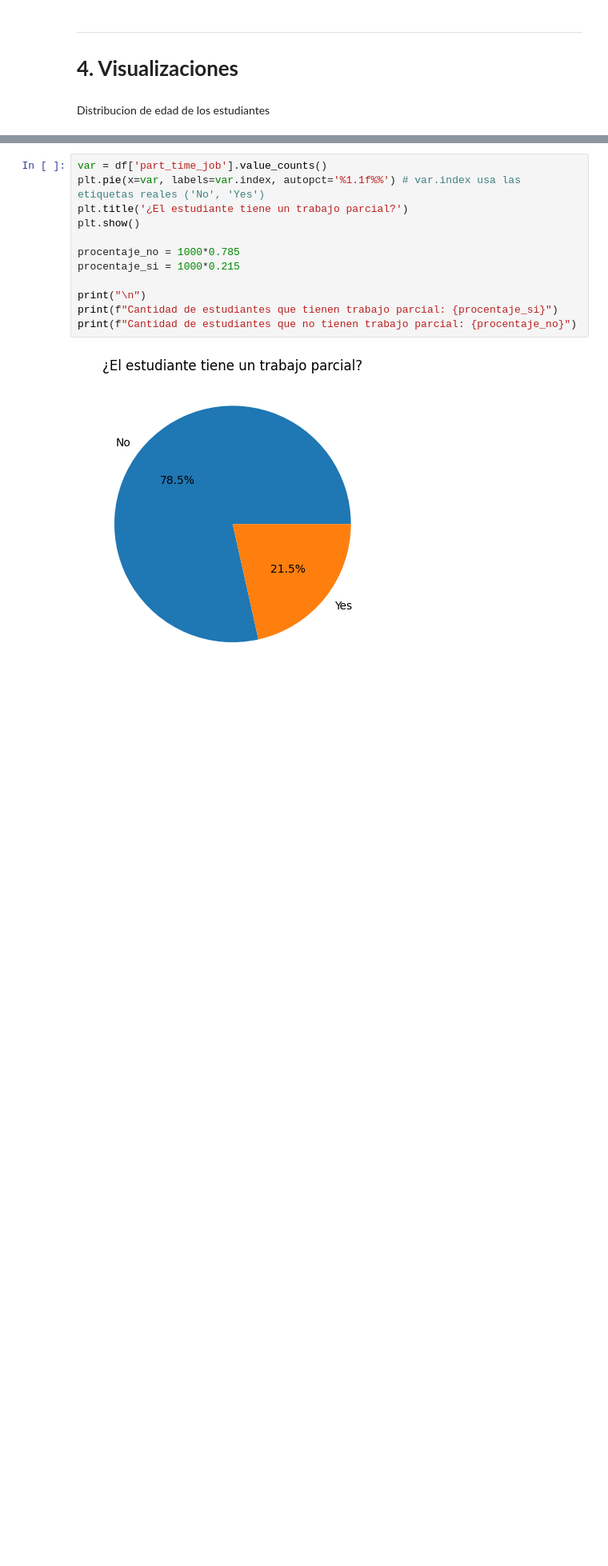
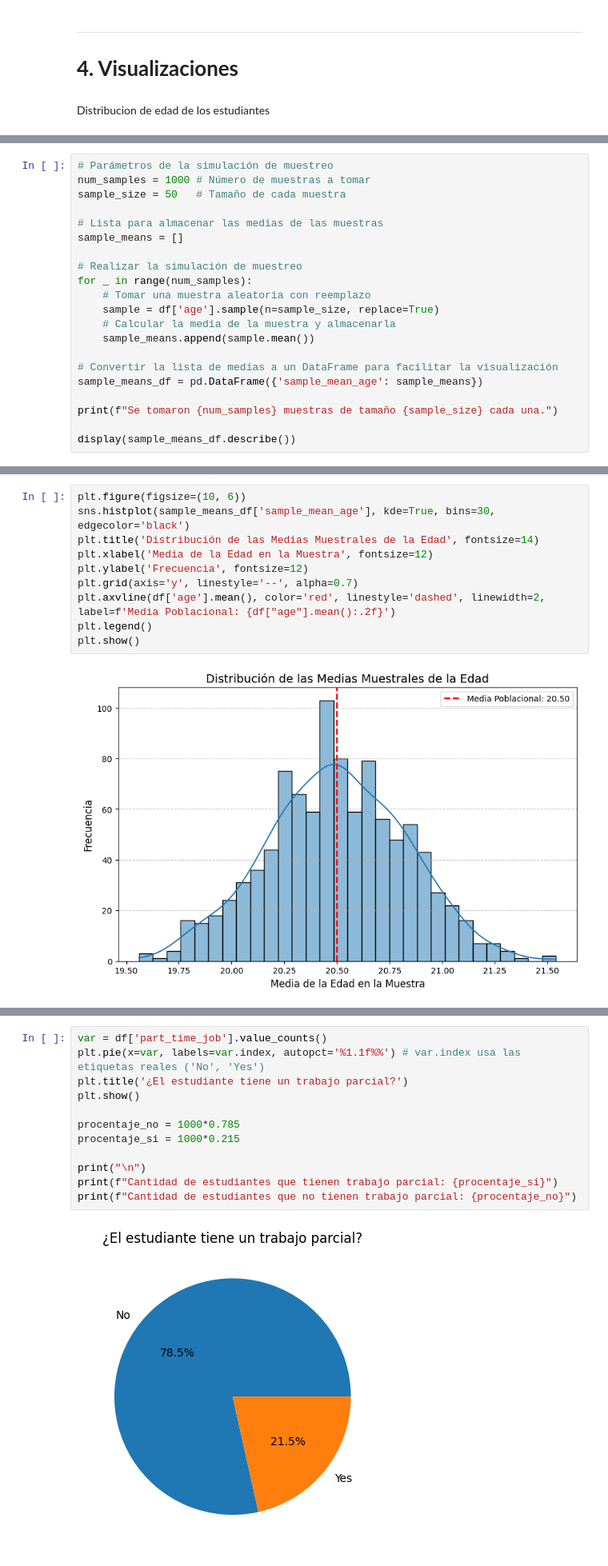
Before and after one commit to mnahuelanca/TpFinalEstadistica-Probabilidad, a Jupyter notebook: index.ipynb, the cells around one changed output, grey strips where cells are left out. Shown at 80% size. Cells and saved outputs as stored; diff of their text form; blank space fills up the shorter version.

```diff
--- a/index.ipynb
+++ b/index.ipynb
@@ -182,0 +185,21 @@ dtype: int64
+# %%
+# Parámetros de la simulación de muestreo
+num_samples = 1000 # Número de muestras a tomar
+sample_size = 50   # Tamaño de cada muestra
+
+# Lista para almacenar las medias de las muestras
+sample_means = []
+
+# Realizar la simulación de muestreo
+for _ in range(num_samples):
+    # Tomar una muestra aleatoria con reemplazo
+    sample = df['age'].sample(n=sample_size, replace=True)
+    # Calcular la media de la muestra y almacenarla
+    sample_means.append(sample.mean())
+
+# Convertir la lista de medias a un DataFrame para facilitar la visualización
+sample_means_df = pd.DataFrame({'sample_mean_age': sample_means})
+
+print(f"Se tomaron {num_samples} muestras de tamaño {sample_size} cada una.")
+
+display(sample_means_df.describe())
@@ -182,0 +217,12 @@ dtype: int64
+# %%
+plt.figure(figsize=(10, 6))
+sns.histplot(sample_means_df['sample_mean_age'], kde=True, bins=30, edgecolor='black')
+plt.title('Distribución de las Medias Muestrales de la Edad', fontsize=14)
+plt.xlabel('Media de la Edad en la Muestra', fontsize=12)
+plt.ylabel('Frecuencia', fontsize=12)
+plt.grid(axis='y', linestyle='--', alpha=0.7)
+plt.axvline(df['age'].mean(), color='red', linestyle='dashed', linewidth=2, label=f'Media Poblacional: {df["age"].mean():.2f}')
+plt.legend()
+plt.show()
+# %% [output]
+[figure, added]
```
Also changed, not shown: parts of 26 cells of this notebook, 1 other file.
